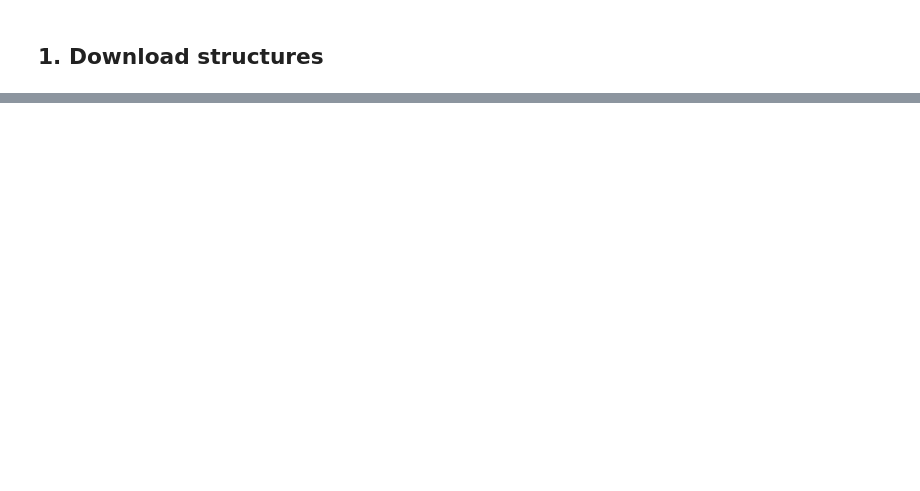
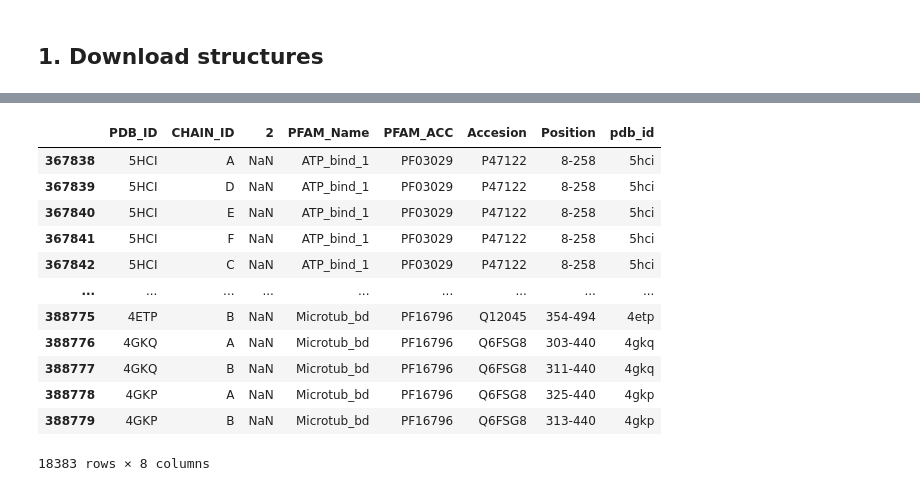
Before and after one commit to servalli/pyploop, a Jupyter notebook: Analysis_pipeline.ipynb, the cells around one changed output, grey strips where cells are left out. Saved outputs shown, nothing was run; the diff lists cells and outputs as text; code cells hidden in the pictures; blank space fills up the shorter version.

```diff
--- a/Analysis_pipeline.ipynb
+++ b/Analysis_pipeline.ipynb
@@ -902,18 +109,0 @@ def add_identifiers(dists, d_ip_mapping, d_up_info, d_pfam_hmm, d_pfam_mapping,
-# %%
-
-
-
-comps_F=["GDP","ADP"]
-comps=["ADP","ATP","ANP","ACP","AGS","GNP","GCP","GSP","GTP","GDP"]
-
-beta=["O1B","O2B","O3B","N3B","C3B"]
-alpha=["O1A","O2A","O3A"]
-gamma_N=["O1G","O2G","O3G","S1G"]
-gamma_F=["F1","F2","F3","F4","O1","O2","O3","O4"]
-
-gamma_types=["ALF","AF3","BEF","MGF","VO4"]
-
-
-#####
-pd.set_option('display.max_columns', 1000)
-#####
@@ -1281,0 +357,16 @@ df_dist_formatted_for_excel.to_csv(os.path.join(ploop_wdir,f"{year}_{spec}_dists
+# %%
+pdbs_ploop
+# %% [output]
+|  | PDB_ID | CHAIN_ID | 2 | PFAM_Name | PFAM_ACC | Accesion | Position | pdb_id |
+| 367838 | 5HCI | A | NaN | ATP_bind_1 | PF03029 | P47122 | 8-258 | 5hci |
+| 367839 | 5HCI | D | NaN | ATP_bind_1 | PF03029 | P47122 | 8-258 | 5hci |
+| 367840 | 5HCI | E | NaN | ATP_bind_1 | PF03029 | P47122 | 8-258 | 5hci |
+| 367841 | 5HCI | F | NaN | ATP_bind_1 | PF03029 | P47122 | 8-258 | 5hci |
+| 367842 | 5HCI | C | NaN | ATP_bind_1 | PF03029 | P47122 | 8-258 | 5hci |
+| ... | ... | ... | ... | ... | ... | ... | ... | ... |
+| 388775 | 4ETP | B | NaN | Microtub_bd | PF16796 | Q12045 | 354-494 | 4etp |
+| 388776 | 4GKQ | A | NaN | Microtub_bd | PF16796 | Q6FSG8 | 303-440 | 4gkq |
+| 388777 | 4GKQ | B | NaN | Microtub_bd | PF16796 | Q6FSG8 | 311-440 | 4gkq |
+| 388778 | 4GKP | A | NaN | Microtub_bd | PF16796 | Q6FSG8 | 325-440 | 4gkp |
+| 388779 | 4GKP | B | NaN | Microtub_bd | PF16796 | Q6FSG8 | 313-440 | 4gkp |
+18383 rows × 8 columns
```
Also changed, not shown: parts of 82 cells of this notebook, 29 other files.
